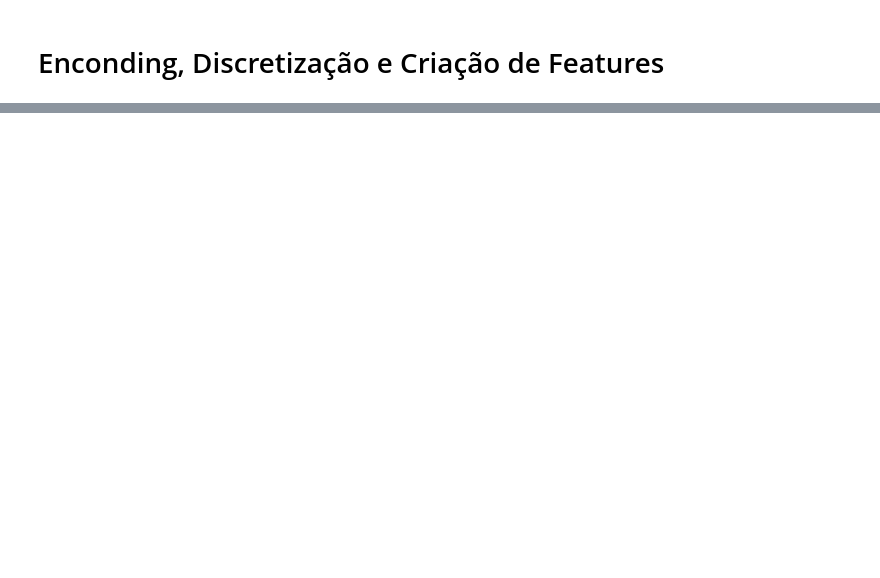
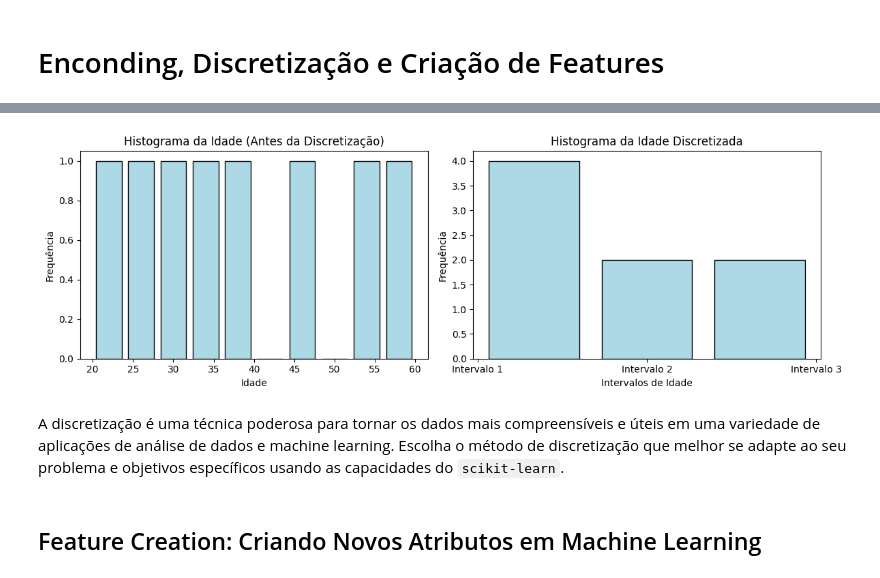
Before and after one commit to yishilin/machine_learning, a Jupyter notebook: 12_encoding_features.ipynb, the cells around one changed output, grey strips where cells are left out. Saved outputs shown, nothing was run; the diff lists cells and outputs as text; code cells hidden in the pictures; blank space fills up the shorter version.

```diff
--- a/12_encoding_features.ipynb
+++ b/12_encoding_features.ipynb
@@ -11,0 +188,9 @@
+# %%
+from sklearn.preprocessing import KBinsDiscretizer
+
+# Suponhamos que você tenha um array numpy com idades
+idades = np.array([25, 32, 45, 52, 28, 38, 60, 20]).reshape(-1, 1)
+
+# Criar uma instância de KBinsDiscretizer para dividir em 3 intervalos igualmente espaçados
+discretizer = KBinsDiscretizer(n_bins=3, encode='ordinal', strategy='uniform')
+idades_discretizadas = discretizer.fit_transform(idades)
@@ -11,0 +203,29 @@
+# %%
+import numpy as np
+import matplotlib.pyplot as plt
+from sklearn.preprocessing import KBinsDiscretizer
+
+# Plot do histograma antes da discretização
+plt.figure(figsize=(12, 4))
+plt.subplot(1, 2, 1)
+plt.hist(idades, bins=10, color='lightblue', edgecolor='black', rwidth=0.8)
+plt.xlabel('Idade')
+plt.ylabel('Frequência')
+plt.title('Histograma da Idade (Antes da Discretização)')
+
+# Plot do histograma após a discretização
+plt.subplot(1, 2, 2)
+plt.hist(idades_discretizadas, bins=3, color='lightblue', edgecolor='black', rwidth=0.8)
+plt.xlabel('Intervalos de Idade')
+plt.ylabel('Frequência')
+plt.title('Histograma da Idade Discretizada')
+plt.xticks([0, 1, 2], ['Intervalo 1', 'Intervalo 2', 'Intervalo 3'])
+
+plt.tight_layout()
+plt.show()
+# %% [output]
+[figure, added]
+# %% [markdown]
+A discretização é uma técnica poderosa para tornar os dados mais compreensíveis e úteis em uma variedade de aplicações de análise de dados e machine learning. Escolha o método de discretização que melhor se adapte ao seu problema e objetivos específicos usando as capacidades do `scikit-learn`.
+# %% [markdown]
+## Feature Creation: Criando Novos Atributos em Machine Learning
```
Also changed, not shown: parts of 56 cells of this notebook, 1 other file.
